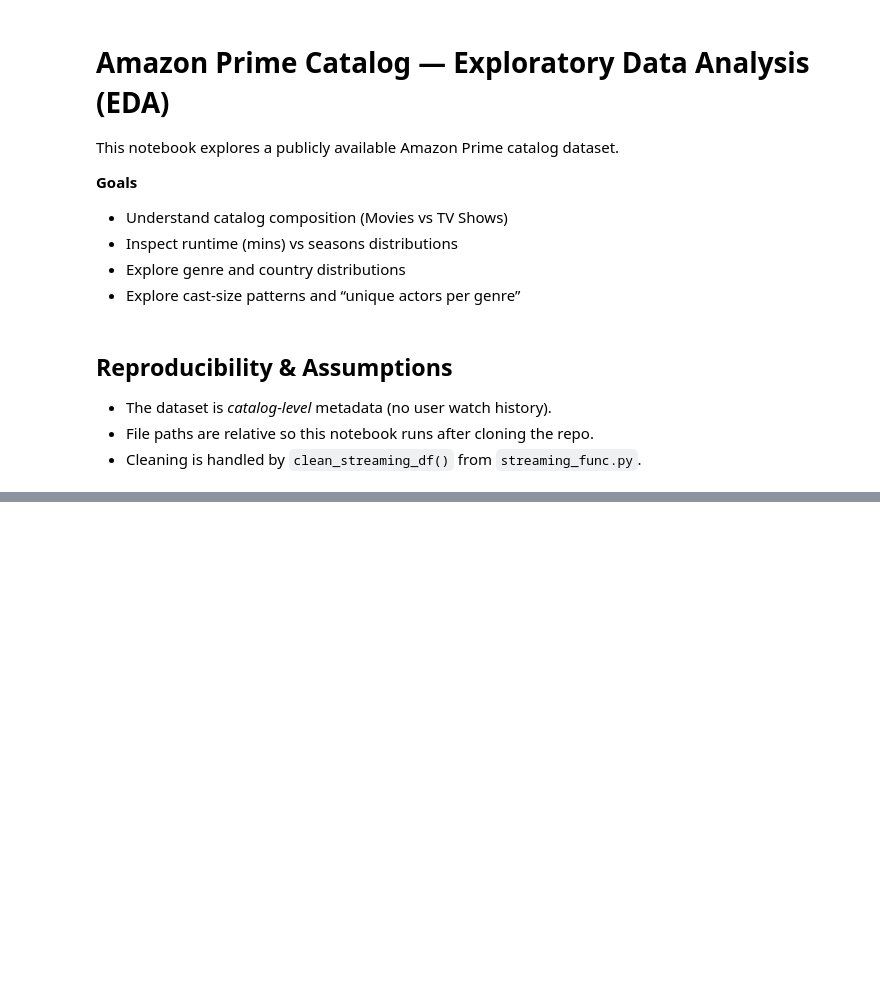
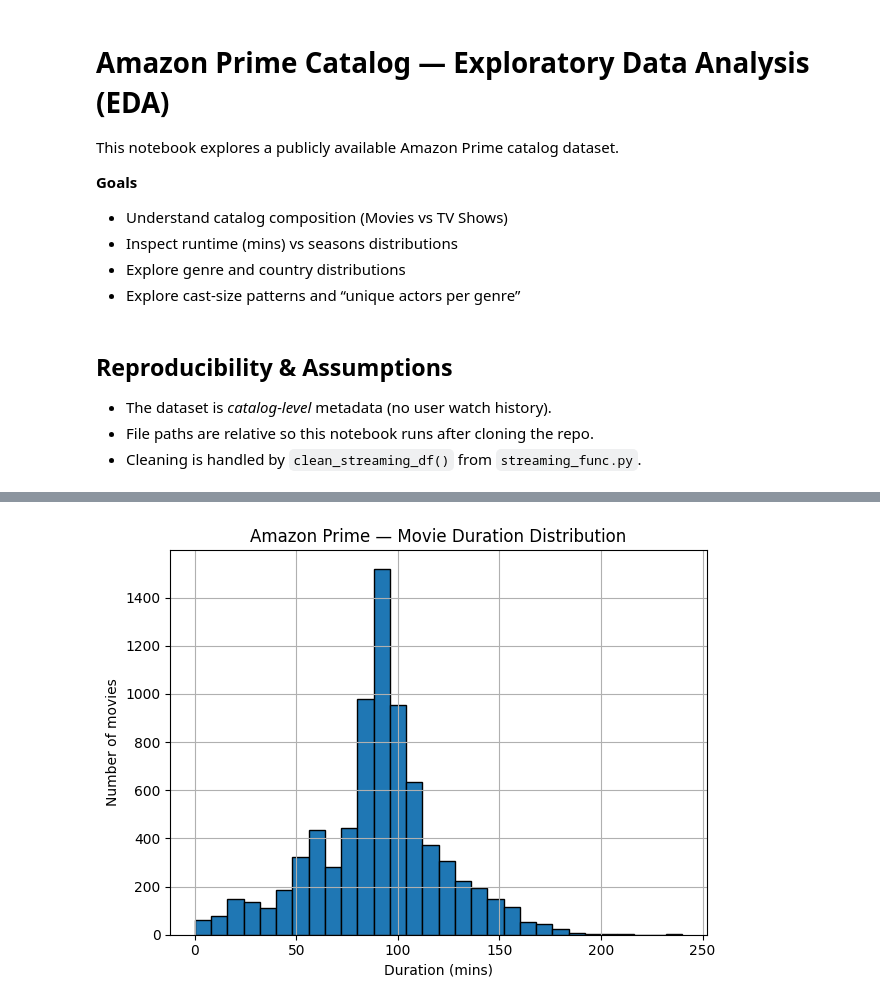
Before and after one commit to JediJoni/streaming_analysis, a Jupyter notebook: amazon_prime_analysis.ipynb, the cells around one changed output, grey strips where cells are left out. Drawn from its saved outputs; the diff is of its cells as text; code cells hidden in the pictures; blank space fills up the shorter version.

```diff
--- a/amazon_prime_analysis.ipynb
+++ b/amazon_prime_analysis.ipynb
@@ -142,0 +103,16 @@ plt.show()
+# %%
+# Focus on typical feature-length films (exclude extreme outliers)
+filtered_movies = clean_movies_df[clean_movies_df["duration_mins"] <= 250]
+
+filtered_movies["duration_mins"].dropna().astype(int).hist(
+    bins=30,
+    edgecolor="black"
+)
+
+plt.title("Amazon Prime — Movie Duration Distribution")
+plt.xlabel("Duration (mins)")
+plt.ylabel("Number of movies")
+plt.tight_layout()
+plt.show()
+# %% [output]
+[figure, added]
```
Also changed, not shown: parts of 41 cells of this notebook, 1 other file.
